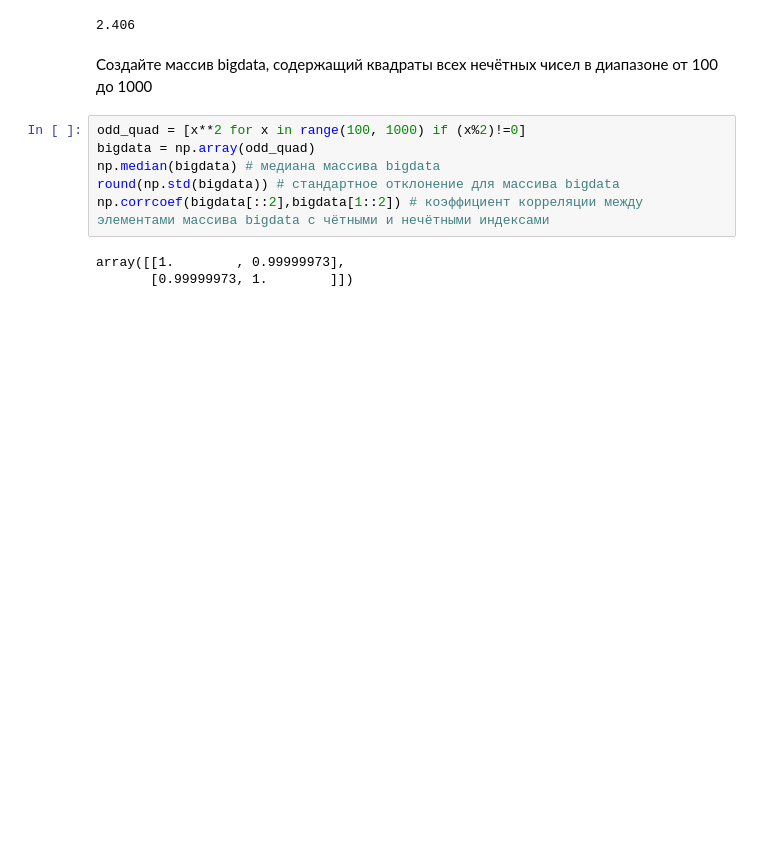
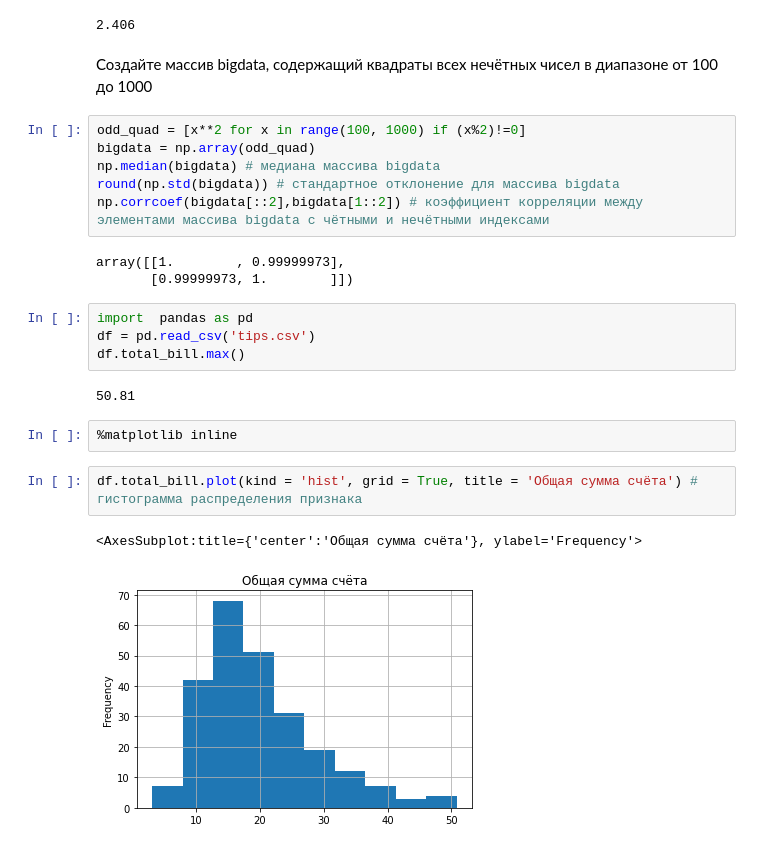
Before and after one commit to Demistus/Python9_learn, a Jupyter notebook: numpy.ipynb, the cells around one changed output. Cells and saved outputs as stored; diff of their text form; blank space fills up the shorter version.

```diff
--- a/numpy.ipynb
+++ b/numpy.ipynb
@@ -272,3 +272,16 @@ np.corrcoef(bigdata[::2],bigdata[1::2]) # коэффициент корреля
 # %% [output]
 array([[1.        , 0.99999973],
        [0.99999973, 1.        ]])
+# %%
+import  pandas as pd
+df = pd.read_csv('tips.csv')
+df.total_bill.max()
+# %% [output]
+50.81
+# %%
+%matplotlib inline
+# %%
+df.total_bill.plot(kind = 'hist', grid = True, title = 'Общая сумма счёта') # гистограмма распределения признака
+# %% [output]
+<AxesSubplot:title={'center':'Общая сумма счёта'}, ylabel='Frequency'>
+[figure, added]
```
Also changed, not shown: parts of 11 cells of this notebook, 1 other file.
